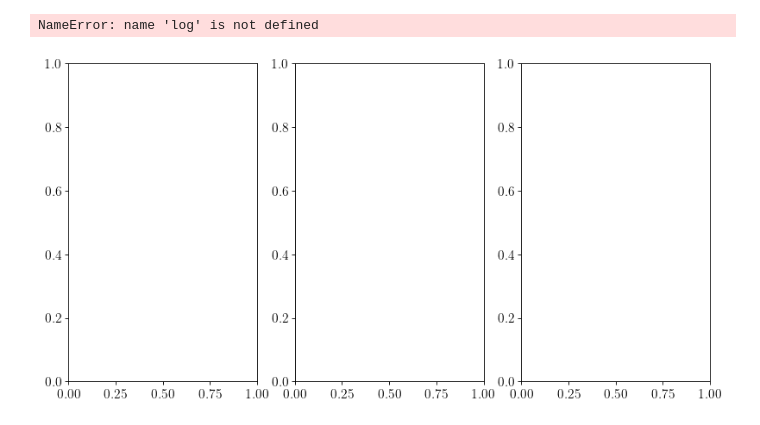
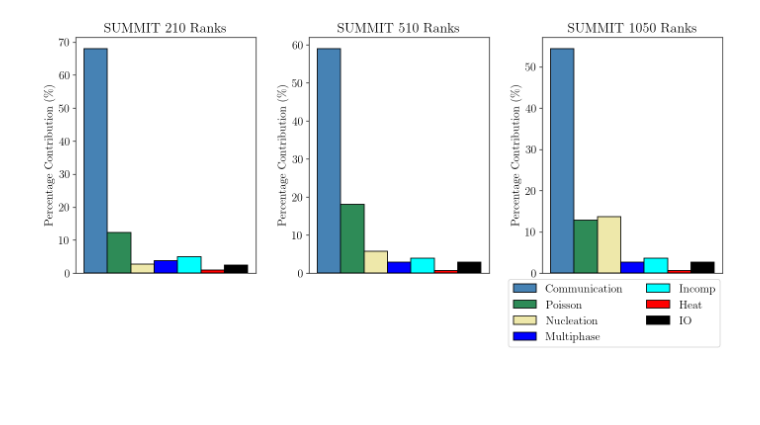
Before and after one commit to Lab-Notebooks/Flow-Boiling-Performance, a Jupyter notebook: analysis/performance/profile.ipynb, the cells around one changed output. Saved outputs shown, nothing was run; the diff lists cells and outputs as text; code cells hidden in the pictures; blank space fills up the shorter version.

```diff
--- a/analysis/performance/profile.ipynb
+++ b/analysis/performance/profile.ipynb
@@ -54,34 +54,32 @@ HPC3.iters=9634
 # %%
 # Plot figure
 pyplot.rc("font", family="serif", size=14, weight="bold")
 pyplot.rc("axes", labelweight="bold", titleweight="bold")
 pyplot.rc("text", usetex=True)
-figure = pyplot.figure(figsize=(12, 6), dpi=80)
+figure = pyplot.figure(figsize=(12,6), dpi=120)
 
-axList = figure.subplots(1,3)
+AxList = figure.subplots(1,3)
+Titles = ["SUMMIT 210 Ranks", "SUMMIT 510 Ranks", "SUMMIT 1050 Ranks"]
 
-for index, ax in enumerate(axList):
+for ax, log, title  in zip(AxList, [SummitNodes05, SummitNodes12, SummitNodes25], Titles):
 
-    labels = ["evolution"]
+    labels = ["Communication", "Poisson", "Nucleation", "Multiphase", "Incomp", "Heat", "IO"]
 
-    layer1 = [log["AmrMesh::MakeNewGrids"]["Incl. Avg"], 0]
-    layer2 = [0, log["Bittree-btCheckRefine"]["Incl. Avg"]]
-    layer3 = [0, log["Bittree-checkNeighborsRefine"]["Incl. Avg"]]
-    layer4 = [0, log["Bittree-btCheckDerefine"]["Incl. Avg"]]
+    bar = []
+    color = iter(["steelblue", "seagreen", "palegoldenrod", "blue", "cyan", "red", "black"])
+    x = 0.0
+    for lb in labels:
+        bar.append(ax.bar(x, (getattr(log,lb.lower())/log.evolution)*100,
+                          color=next(color),
+                          edgecolor="black", align='center', width=0.05))
 
-    bar1 = ax.bar(labels, layer1, color=['steelblue', 'black'], edgecolor="black")
-    bar2 = ax.bar(labels, layer2, color=['black', 'seagreen'], edgecolor="black")
-    bar3 = ax.bar(labels, layer3, color=['black', 'palegoldenrod'], edgecolor="black")
-    bar4 = ax.bar(labels, layer4, bottom=layer2, color=["black", "maroon"], edgecolor="black")
+        x = x+0.05
 
-    #ax.set_title(f"AMReX Regridding in Bittree mode at {ranks} ranks")
-    ax.set_ylabel(r"Time (s)")
+    ax.set_title(title)
+    ax.get_xaxis().set_visible(False)
+    ax.set_ylabel(r"Percentage Contribution (\%)")
 
-ax.legend([bar1[0],bar2[1], bar3[1],bar4[1]],["AmrMesh:MakeNewGrids", "Bittree-btCheckRefine",
-                                              "Bittree-checkNeighborsRefine", "Bittree-btCheckDerefine"],
-          ncol=2,loc="lower center",bbox_to_anchor=(0.5, -0.5),)
-
+ax.legend(bar,labels,ncol=2,loc="center",bbox_to_anchor=(0.4, -0.17))
 pyplot.tight_layout()
 # %% [output]
-NameError: name 'log' is not defined
-[figure, old version]
+[figure, new version]
```
Also changed, not shown: parts of 3 cells of this notebook, 1 other file.
